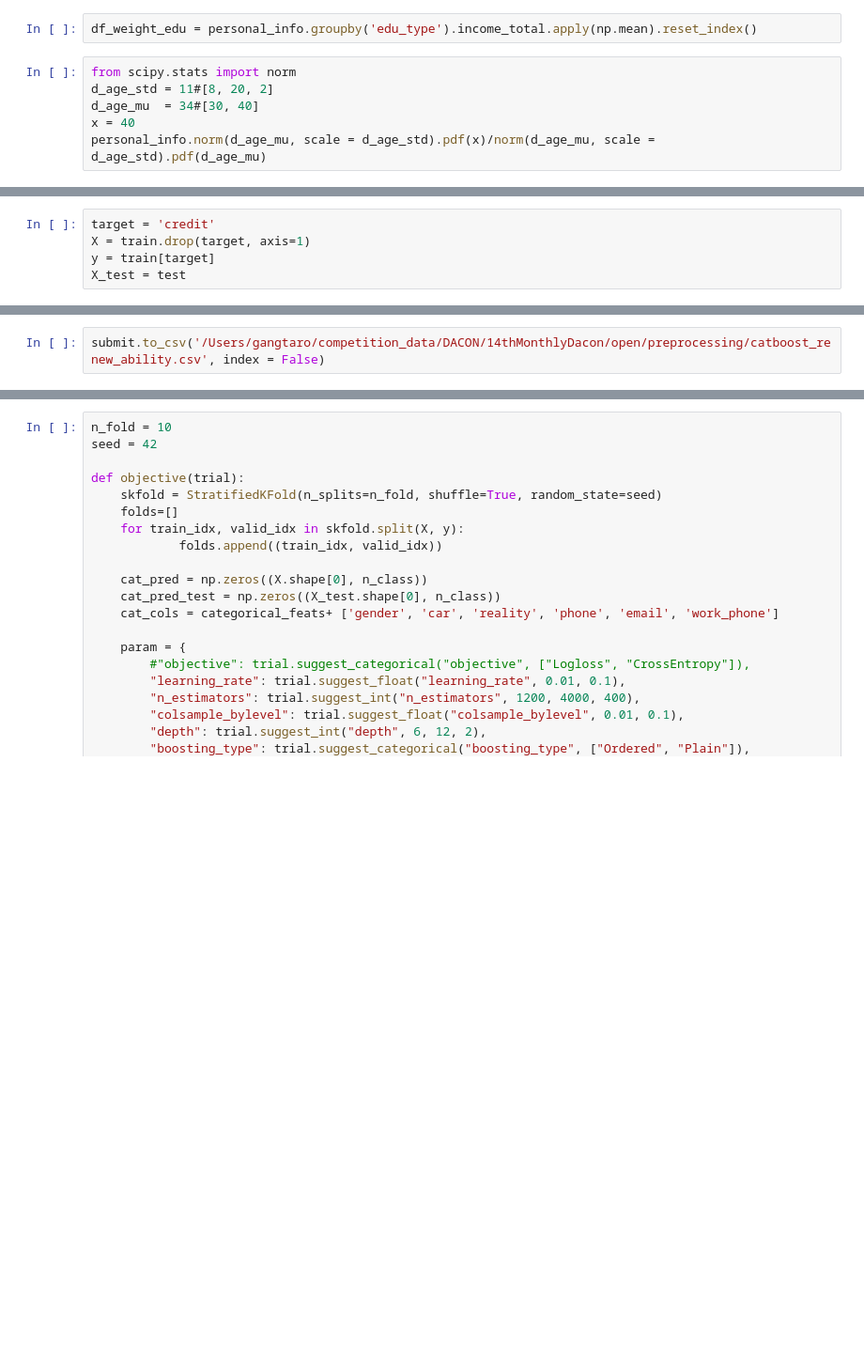
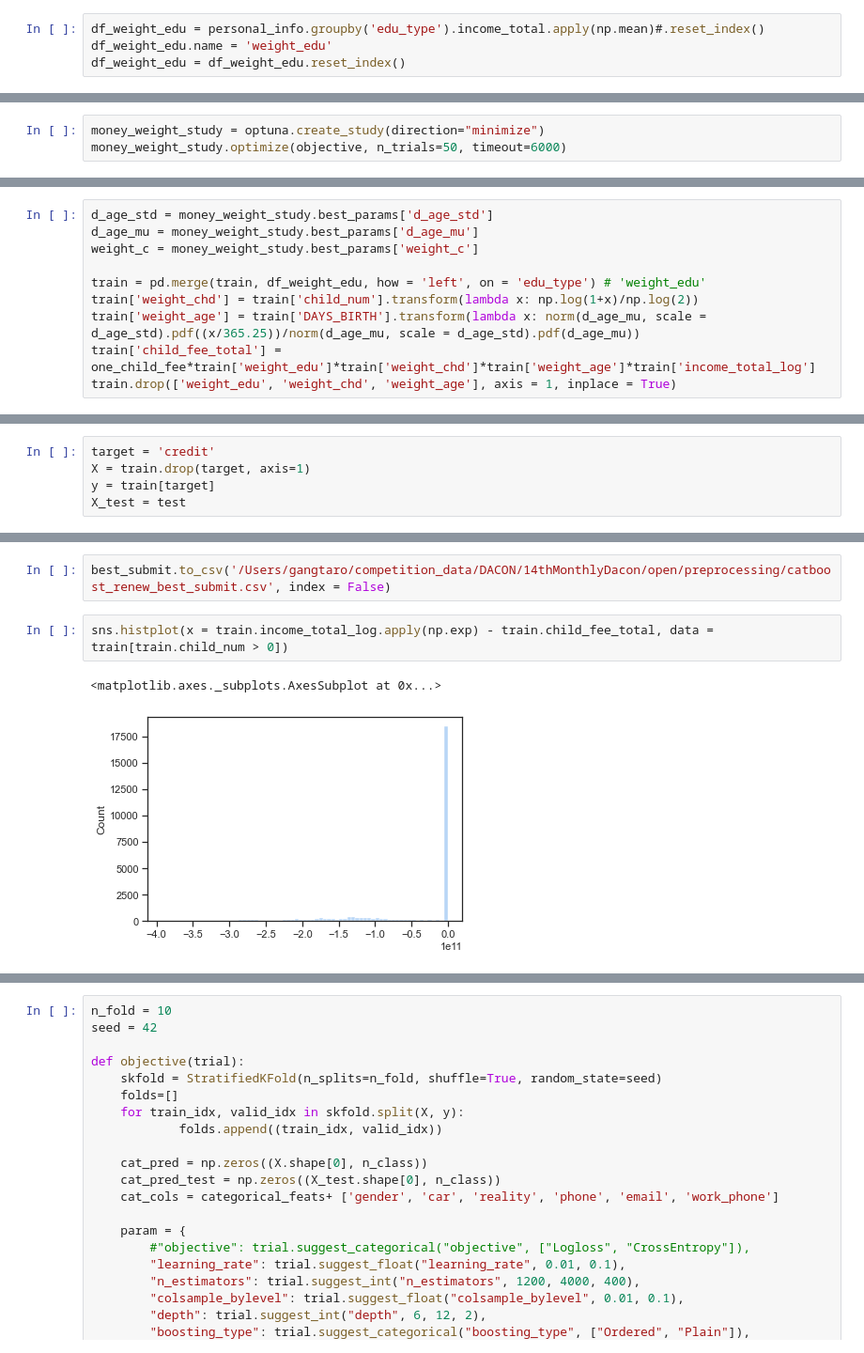
Before and after one commit to Gangtaro/data_science_repository, a Jupyter notebook: COMPETETION_LOG/DACON_210405_credit/test_modeling-Copy2.ipynb, the cells around one changed output, grey strips where cells are left out. Shown: that part at 94% size. Drawn from its saved outputs; the diff is of its cells as text; blank space fills up the shorter version.

```diff
--- a/COMPETETION_LOG/DACON_210405_credit/test_modeling-Copy2.ipynb
+++ b/COMPETETION_LOG/DACON_210405_credit/test_modeling-Copy2.ipynb
@@ -177,8 +181,4 @@ personal_info['weight_age'] = personal_info['']
 # %%
-df_weight_edu = personal_info.groupby('edu_type').income_total.apply(np.mean).reset_index()
+df_weight_edu = personal_info.groupby('edu_type').income_total.apply(np.mean)#.reset_index()
+df_weight_edu.name = 'weight_edu'
+df_weight_edu = df_weight_edu.reset_index()
-# %%
-from scipy.stats import norm
-d_age_std = 11#[8, 20, 2]
-d_age_mu  = 34#[30, 40]
-x = 40
-personal_info.norm(d_age_mu, scale = d_age_std).pdf(x)/norm(d_age_mu, scale = d_age_std).pdf(d_age_mu)
@@ -207,0 +297,3 @@ train_money['weight_age'] = train_money['DAYS_BIRTH'].transform(lambda x: person
+# %%
+money_weight_study = optuna.create_study(direction="minimize")
+money_weight_study.optimize(objective, n_trials=50, timeout=6000)
@@ -207,0 +416,10 @@ train_money['weight_age'] = train_money['DAYS_BIRTH'].transform(lambda x: person
+# %%
+d_age_std = money_weight_study.best_params['d_age_std']
+d_age_mu = money_weight_study.best_params['d_age_mu']
+weight_c = money_weight_study.best_params['weight_c']
+
+train = pd.merge(train, df_weight_edu, how = 'left', on = 'edu_type') # 'weight_edu'
+train['weight_chd'] = train['child_num'].transform(lambda x: np.log(1+x)/np.log(2))
+train['weight_age'] = train['DAYS_BIRTH'].transform(lambda x: norm(d_age_mu, scale = d_age_std).pdf((x/365.25))/norm(d_age_mu, scale = d_age_std).pdf(d_age_mu))
+train['child_fee_total'] = one_child_fee*train['weight_edu']*train['weight_chd']*train['weight_age']*train['income_total_log']
+train.drop(['weight_edu', 'weight_chd', 'weight_age'], axis = 1, inplace = True)
@@ -322,3 +721,8 @@ submit.set_index('index').apply(np.argmax, axis = 1).value_counts()
 dtype: int64
 # %%
-submit.to_csv('/Users/gangtaro/competition_data/DACON/14thMonthlyDacon/open/preprocessing/catboost_renew_ability.csv', index = False)
+best_submit.to_csv('/Users/gangtaro/competition_data/DACON/14thMonthlyDacon/open/preprocessing/catboost_renew_best_submit.csv', index = False)
+# %%
+sns.histplot(x = train.income_total_log.apply(np.exp) - train.child_fee_total, data = train[train.child_num > 0])
+# %% [output]
+<matplotlib.axes._subplots.AxesSubplot at 0x...>
+[figure, added]
```
Also changed, not shown: parts of 29 cells of this notebook, 6 other files.
